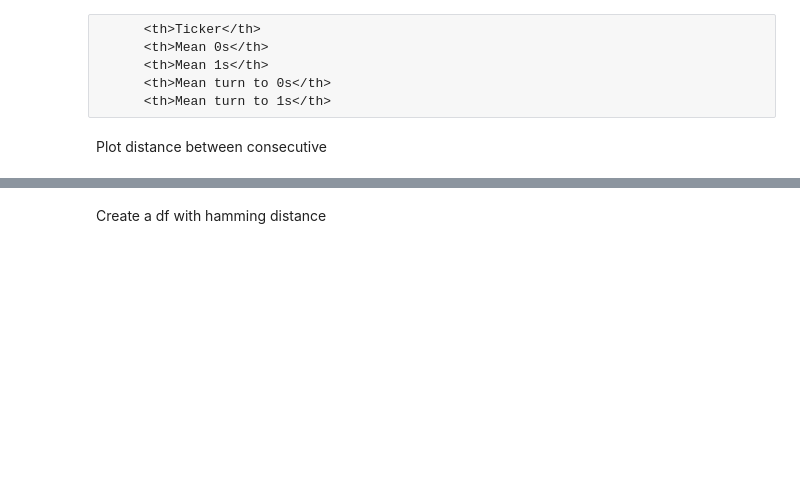
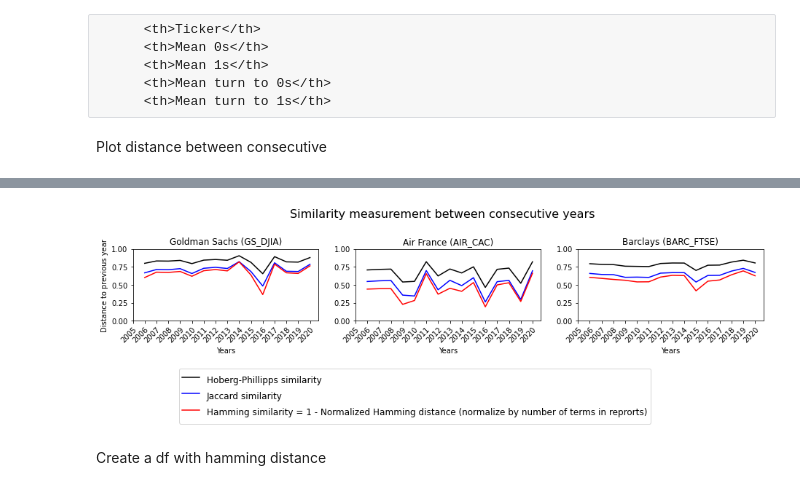
Before and after one commit to Arisiru/dtm-reports-analysis, a Jupyter notebook: notebooks/hoberg-phillipps-sim.ipynb, the cells around one changed output, grey strips where cells are left out. Drawn from its saved outputs; the diff is of its cells as text; code cells hidden in the pictures; blank space fills up the shorter version.

```diff
--- a/notebooks/hoberg-phillipps-sim.ipynb
+++ b/notebooks/hoberg-phillipps-sim.ipynb
@@ -419,3 +441,74 @@ for page in range(number_of_pages):
+# %%
+global_ticker_iterator = 0
+three_tickers = ['GS_DJIA', 'AIR_CAC', 'BARC_FTSE']
+bar_width = 1
+bar_l = [i for i in range(len(year_series))]
+tick_pos = [i for i in bar_l]
+
+f, axs = plt.subplots(
+    1,
+    3,
+    figsize=(13,2.7), # A4 landscape(11.69,8.27)
+    )
+
+f.suptitle('Similarity measurement between consecutive years', fontsize=16)
+f.tight_layout(pad=2.0)
+
+for column_index in range(3):
+    ax = axs[column_index]
+
+    ax.set_xlabel("Years")
+    if column_index == 0:
+        ax.set_ylabel("Distance to previous year")
+
+    ticker = three_tickers[global_ticker_iterator]
+    ax.set_title('%s (%s)' % (companies_names[ticker], ticker))
+
+
+    # data construction
+    ticker_p_years = P_by_year[ticker]
+    ticker_v_years = V_by_year[ticker]
+
+    ## HP
+    data_hp_sim = [None]
+    for i in range(1, len(year_series)):
+        data_hp_sim.append(hp_similarity(ticker_v_years[year_series[i - 1]], ticker_v_years[year_series[i]]))
+    ax.plot(np.asarray(data_hp_sim, dtype=np.float64), color='black', label='Hoberg-Phillipps similarity')
+    ## jaccard
+    data_jaccard = [None]
+    for i in range(1, len(year_series)):
+        data_jaccard.append(jaccard_similarity(ticker_p_years[year_series[i - 1]], ticker_p_years[year_series[i]]))
+    ax.plot(np.asarray(data_jaccard, dtype=np.float64), color='blue', label='Jaccard similarity')
+    ## hamming
+    data_hamming = [None]
+    for i in range(1, len(year_series)):
+        data_hamming.append(hamming_distance(ticker_p_years[year_series[i - 1]], ticker_p_years[year_series[i]], assimilarity=True))
+    ax.plot(np.asarray(data_hamming, dtype=np.float64), color='red', label='Hamming similarity = 1 - Normalized Hamming distance (normalize by number of terms in reprorts)')
+
+
+    ax.set_ylim(0, 1)
+    ax.set_xticks(tick_pos)
+    ax.set_xticklabels(year_series, rotation=45, rotation_mode="anchor", horizontalalignment='right')
+
+    global_ticker_iterator += 1
+
+handles, labels = ax.get_legend_handles_labels()
+lgd = ax.legend(handles, labels,
+    bbox_to_anchor=(-0.88, -1.5),
+    loc="lower center",
+    ncol=1,
+    handleheight=2.4,
+    labelspacing=0.05, prop={'size': 12})
+
+#save plot
+pp = PdfPages(os.path.join(dir_hp_similarity_plots, 'similarity_panel_of_three.pdf'))
+plt.savefig(pp, format='pdf', bbox_extra_artists=(lgd,), bbox_inches='tight')
+pp.close()
+
+plt.show()
+plt.close()
+# %% [output]
+[figure, added]
 # %% [markdown]
 Create a df with hamming distance
 # %%
```
Also changed, not shown: parts of 8 cells of this notebook, 6 other files.
